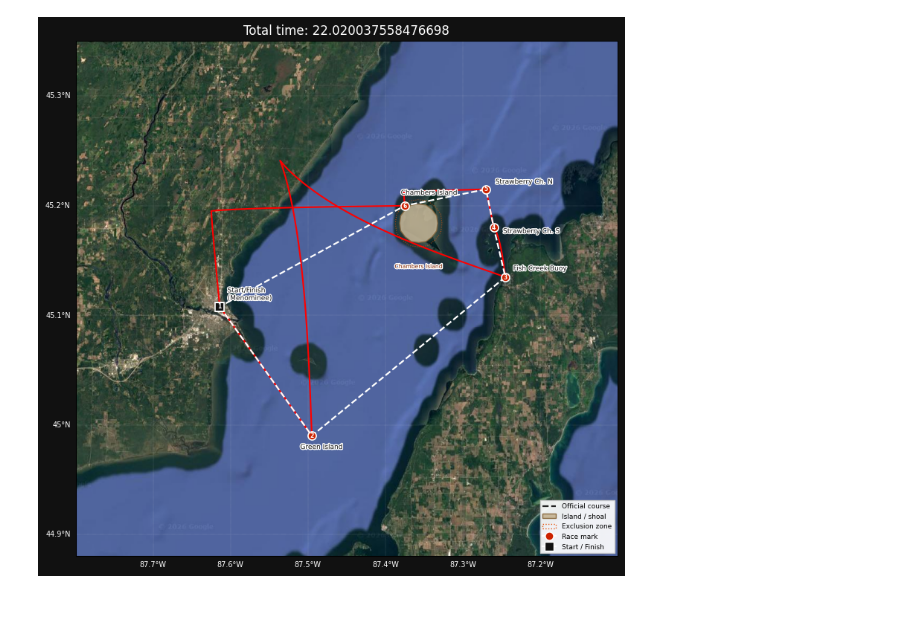
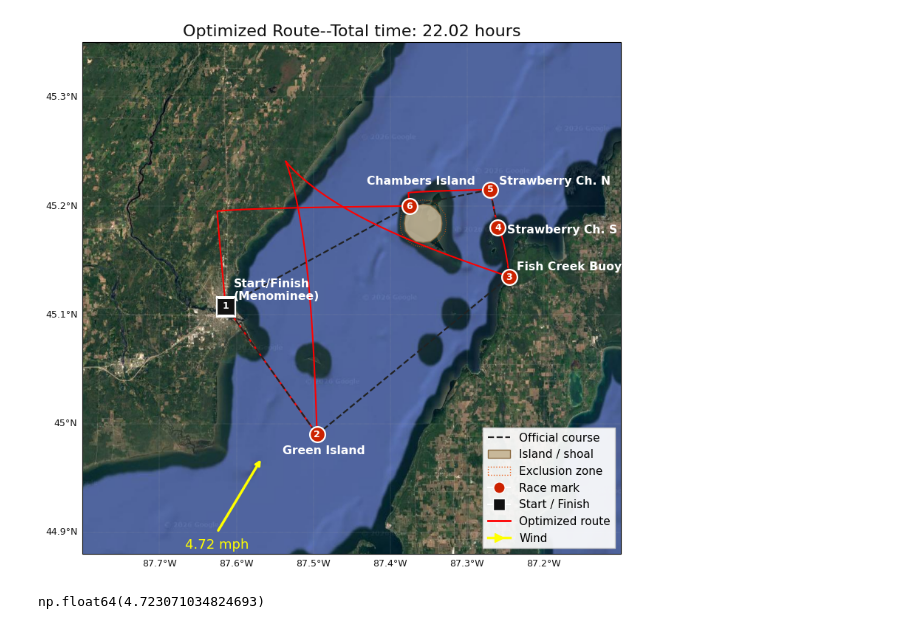
Before and after one commit to EthanPrimes/vol4-second-project, a Jupyter notebook: julia_solver/plotter.ipynb, the cells around one changed output. Cells and saved outputs as stored; diff of their text form; code cells hidden in the pictures.

Commit message:
Physical sailing figure

```diff
--- a/julia_solver/plotter.ipynb
+++ b/julia_solver/plotter.ipynb
@@ -31,15 +30,49 @@ for leg in range(1, 7):
 # %%
+import numpy as np
+from matplotlib.lines import Line2D
+import matplotlib.patches as mpatches
+
 PLATE = ccrs.PlateCarree()
 
 ax = get_satellite_map()
 total_time = 0
 
 for i in range(1, 7):
     x, y = legs[i]['x'], legs[i]['y']
     ax.plot(x, y, transform=PLATE, color='r')
     total_time += legs[i]['T']
 
-ax.set(title=f"Total time: {total_time / 2}")
+# Wind arrow — components in geographic degrees/hour, normalized for display
+WX = 2.43 / (69.0 * np.cos(np.deg2rad(45.1025)))  # lon deg/hr
+WY = 4.05 / 69.0                                    # lat deg/hr
+scale = 0.09 / np.sqrt(WX**2 + WY**2)              # fixed arrow length ~0.12 deg
+arrow_lon, arrow_lat = -87.625, 44.9               # top-left corner of map
+ax.annotate('',
+            xy=(arrow_lon + WX * scale, arrow_lat + WY * scale),
+            xytext=(arrow_lon, arrow_lat),
+            xycoords=PLATE._as_mpl_transform(ax),
+            textcoords=PLATE._as_mpl_transform(ax),
+            arrowprops=dict(arrowstyle='->', color='yellow', lw=2.5),
+            zorder=20)
+ax.text(arrow_lon, arrow_lat - 0.015, '4.72 mph', fontsize=13, color='yellow',
+        ha='center', transform=PLATE, zorder=20)
+
+ax.set_title(f"Optimized Route--Total time: {(total_time / 2):.2f} hours", fontsize=16)
+
+extra = [
+    Line2D([0],[0], color='r', lw=2, label='Optimized route'),
+    Line2D([0],[0], color='yellow', lw=2.5, marker='>', markersize=8,
+           label=f'Wind'),
+]
+add_legend(ax, extra_handles=extra)
+
+
+
 plt.show()
 # %% [output]
-[figure, old version]
+[figure, new version]
+# %%
+import numpy as np
+np.linalg.norm([2.43, 4.05])
+# %% [output]
+np.float64(4.723071034824693)
```
Also changed, not shown: parts of 2 cells of this notebook, 1 other file.
